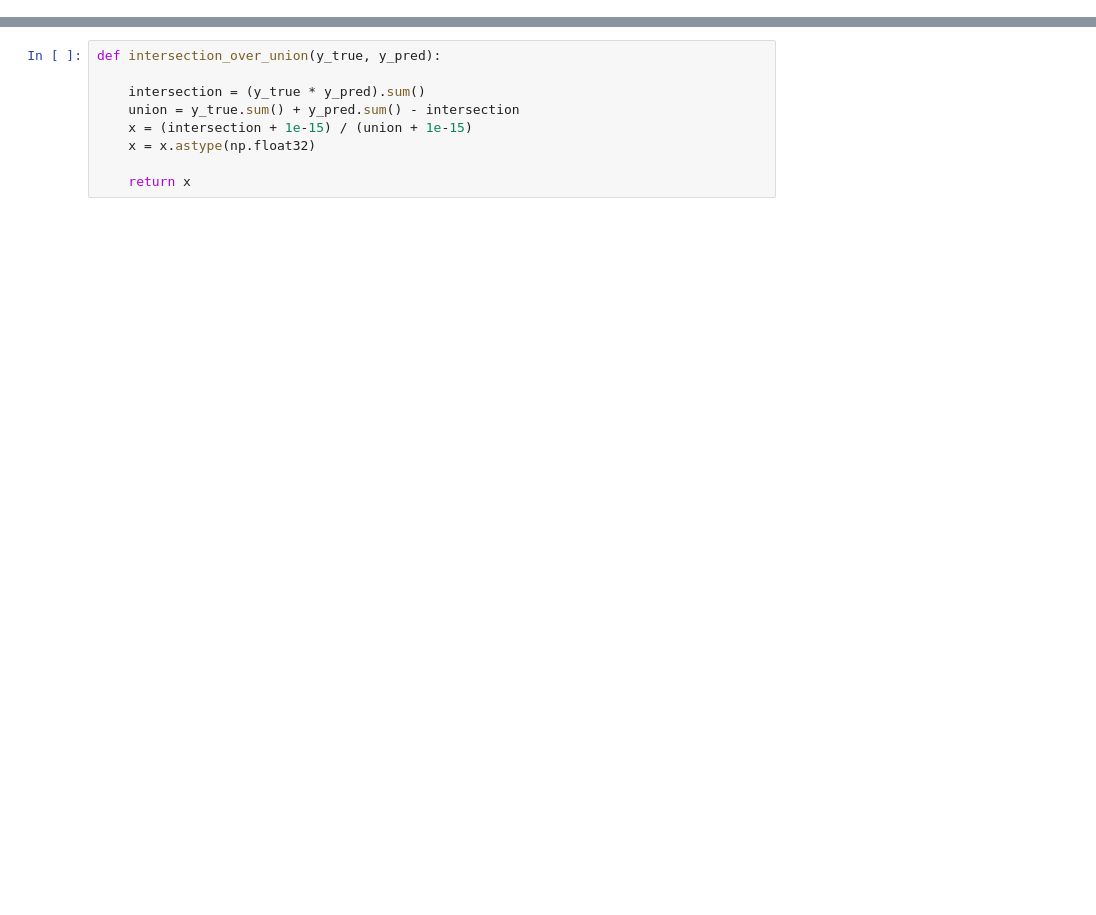
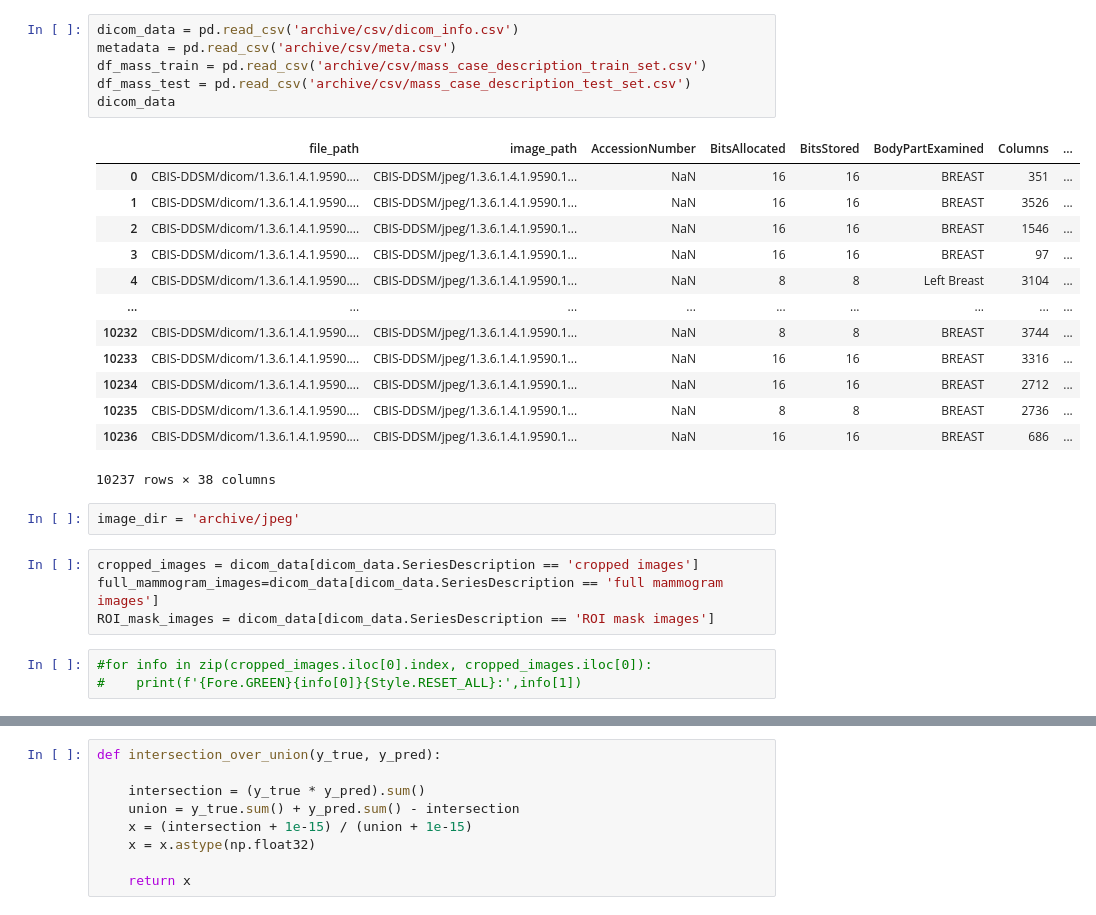
Before and after one commit to Stjernelund/Mammography-Cancer-Classification, a Jupyter notebook: U-NET.ipynb, the cells around one changed output, grey strips where cells are left out. Cells and saved outputs as stored; diff of their text form; blank space fills up the shorter version.

```diff
--- a/U-NET.ipynb
+++ b/U-NET.ipynb
@@ -10,0 +42,29 @@ from tensorflow.keras.applications import VGG16
+# %%
+dicom_data = pd.read_csv('archive/csv/dicom_info.csv')
+metadata = pd.read_csv('archive/csv/meta.csv')
+df_mass_train = pd.read_csv('archive/csv/mass_case_description_train_set.csv')
+df_mass_test = pd.read_csv('archive/csv/mass_case_description_test_set.csv')
+dicom_data
+# %% [output]
+|  | file_path | image_path | AccessionNumber | BitsAllocated | BitsStored | BodyPartExamined | Columns | ... |
+| 0 | CBIS-DDSM/dicom/1.3.6.1.4.1.9590.... | CBIS-DDSM/jpeg/1.3.6.1.4.1.9590.1... | NaN | 16 | 16 | BREAST | 351 | ... |
+| 1 | CBIS-DDSM/dicom/1.3.6.1.4.1.9590.... | CBIS-DDSM/jpeg/1.3.6.1.4.1.9590.1... | NaN | 16 | 16 | BREAST | 3526 | ... |
+| 2 | CBIS-DDSM/dicom/1.3.6.1.4.1.9590.... | CBIS-DDSM/jpeg/1.3.6.1.4.1.9590.1... | NaN | 16 | 16 | BREAST | 1546 | ... |
+| 3 | CBIS-DDSM/dicom/1.3.6.1.4.1.9590.... | CBIS-DDSM/jpeg/1.3.6.1.4.1.9590.1... | NaN | 16 | 16 | BREAST | 97 | ... |
+| 4 | CBIS-DDSM/dicom/1.3.6.1.4.1.9590.... | CBIS-DDSM/jpeg/1.3.6.1.4.1.9590.1... | NaN | 8 | 8 | Left Breast | 3104 | ... |
+| ... | ... | ... | ... | ... | ... | ... | ... | ... |
+| 10232 | CBIS-DDSM/dicom/1.3.6.1.4.1.9590.... | CBIS-DDSM/jpeg/1.3.6.1.4.1.9590.1... | NaN | 8 | 8 | BREAST | 3744 | ... |
+| 10233 | CBIS-DDSM/dicom/1.3.6.1.4.1.9590.... | CBIS-DDSM/jpeg/1.3.6.1.4.1.9590.1... | NaN | 16 | 16 | BREAST | 3316 | ... |
+| 10234 | CBIS-DDSM/dicom/1.3.6.1.4.1.9590.... | CBIS-DDSM/jpeg/1.3.6.1.4.1.9590.1... | NaN | 16 | 16 | BREAST | 2712 | ... |
+| 10235 | CBIS-DDSM/dicom/1.3.6.1.4.1.9590.... | CBIS-DDSM/jpeg/1.3.6.1.4.1.9590.1... | NaN | 8 | 8 | BREAST | 2736 | ... |
+| 10236 | CBIS-DDSM/dicom/1.3.6.1.4.1.9590.... | CBIS-DDSM/jpeg/1.3.6.1.4.1.9590.1... | NaN | 16 | 16 | BREAST | 686 | ... |
+10237 rows × 38 columns
+# %%
+image_dir = 'archive/jpeg'
+# %%
+cropped_images = dicom_data[dicom_data.SeriesDescription == 'cropped images']
+full_mammogram_images=dicom_data[dicom_data.SeriesDescription == 'full mammogram images']
+ROI_mask_images = dicom_data[dicom_data.SeriesDescription == 'ROI mask images']
+# %%
+#for info in zip(cropped_images.iloc[0].index, cropped_images.iloc[0]):
+#    print(f'{Fore.GREEN}{info[0]}{Style.RESET_ALL}:',info[1])
```
Also changed, not shown: parts of 31 cells of this notebook, 1 other file.
